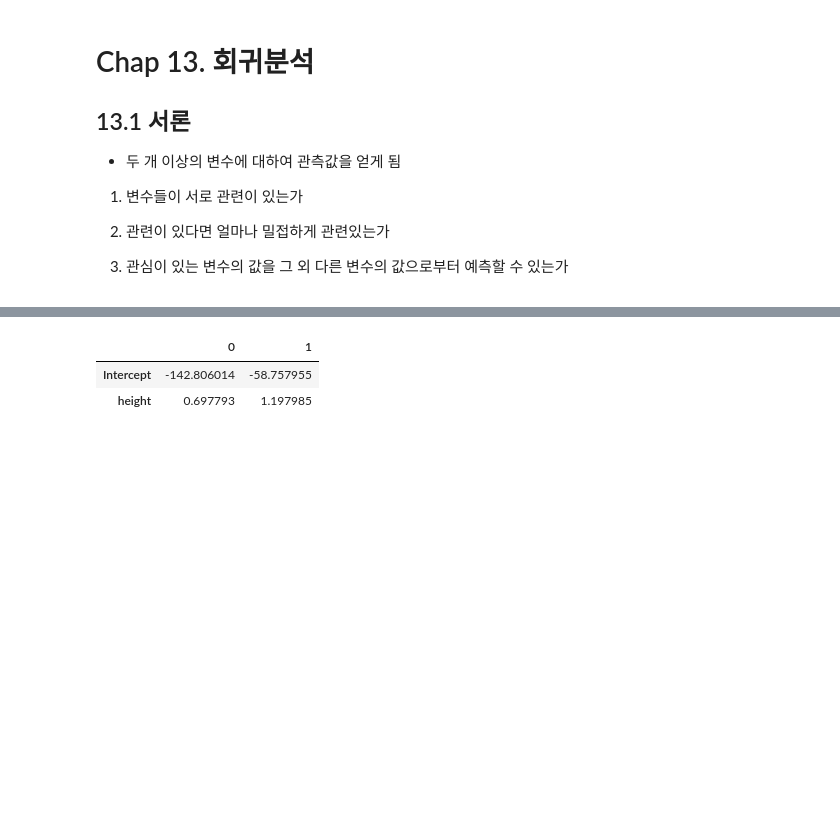
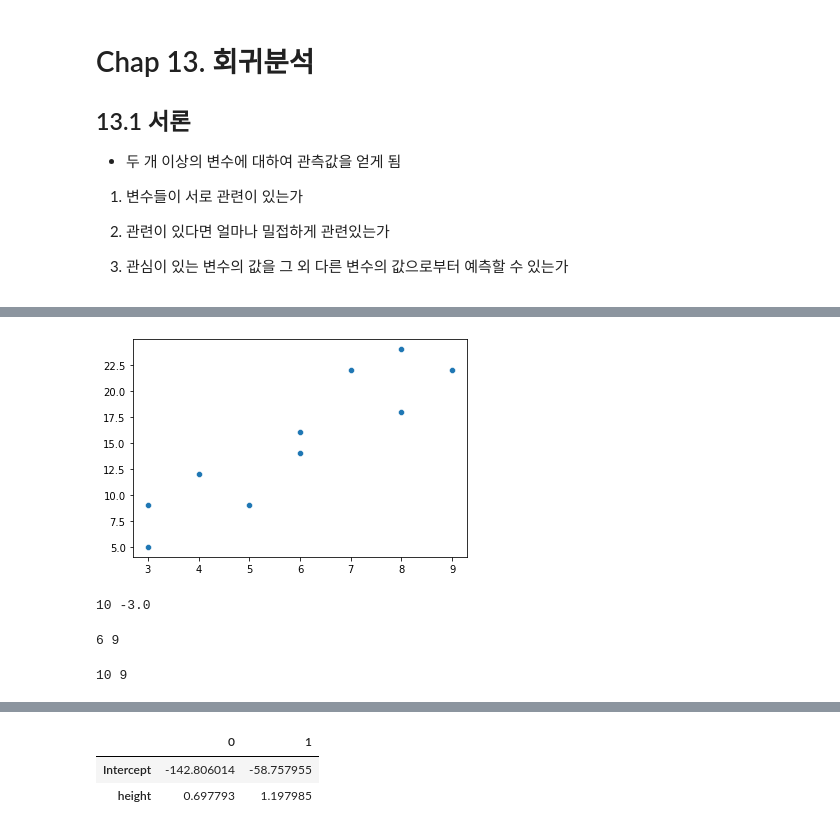
Before and after one commit to klee30810/ADP-study, a Jupyter notebook: stats/pstat/Chap 13. 회귀분석.ipynb, the cells around one changed output, grey strips where cells are left out. Cells and saved outputs as stored; diff of their text form; code cells hidden in the pictures; blank space fills up the shorter version.

```diff
--- a/stats/pstat/Chap 13. 회귀분석.ipynb
+++ b/stats/pstat/Chap 13. 회귀분석.ipynb
@@ -24,3 +41,18 @@ from statsmodels import regression
 import matplotlib.pyplot as plt
 import seaborn as sns
 from matplotlib import font_manager, rc, rcParams
+# %%
+# example 1
+x = [3,3,4,5,6,6,7,8,8,9]
+y = [9,5,12,9,14,16,22,18,24,22]
+
+sns.scatterplot(x=x,y=y);
+# %% [output]
+[figure, added]
+# %%
+# prob 2.2
+a = 10
+b = (1-a)/3
+print(a,b)
+# %% [output]
+10 -3.0
@@ -26,0 +64,12 @@ from matplotlib import font_manager, rc, rcParams
+# %%
+# prob 2.10
+# 1
+# y = 2 + 4x + epsilon
+print(6, 9)
+# %% [output]
+6 9
+# %%
+# 2
+print(10, 9)
+# %% [output]
+10 9
```
Also changed, not shown: parts of 24 cells of this notebook.
